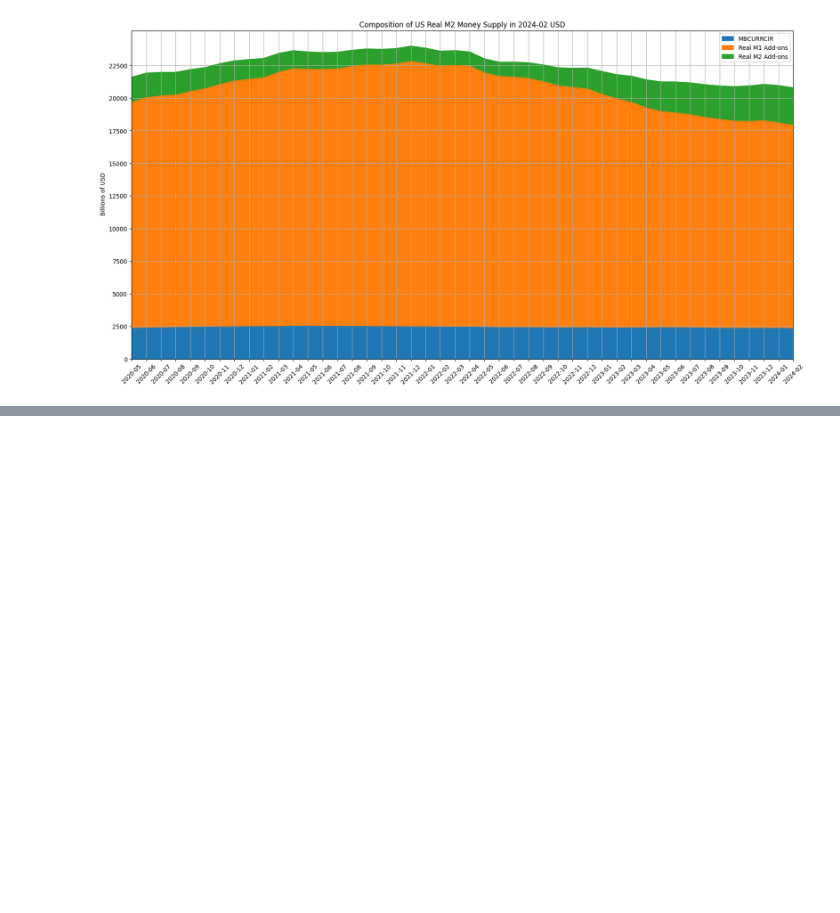
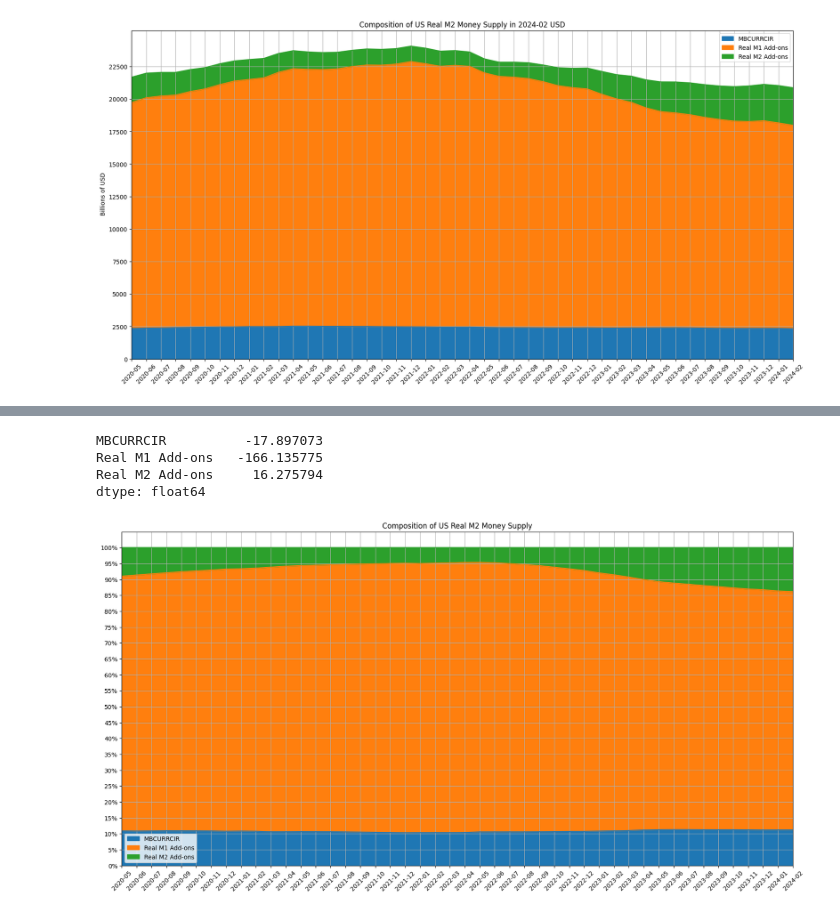
Before and after one commit to KidQuant/PersonalProject, a Jupyter notebook: datascience/economics/money_supply.ipynb, the cells around one changed output, grey strips where cells are left out. Cells and saved outputs as stored; diff of their text form; code cells hidden in the pictures; blank space fills up the shorter version.

```diff
--- a/datascience/economics/money_supply.ipynb
+++ b/datascience/economics/money_supply.ipynb
@@ -170,0 +171,21 @@ Real M2 money supply shrank by  -167.13bn since 2024-01 to 20787.60bn
+# %%
+m2real_components.iloc[-1,:] - m2real_components.iloc[-2,:]
+# %% [output]
+MBCURRCIR          -17.897073
+Real M1 Add-ons   -166.135775
+Real M2 Add-ons     16.275794
+dtype: float64
+# %%
+# Converting to percentages by dividing by total M2 Money Supply.
+# Dividing by the total M2 Money Supply
+m2real_components_pct = m2real_components.divide(m2real_total, axis=0)
+m2real_components_pct *= 100
+
+ax = m2real_components_pct.plot.area(figsize=(20,10), grid=True, title=REALM2_COMPOSITION_TITLE,
+                                     xticks=m2real_components_pct.index, xlabel='', rot=45,
+                                     yticks=np.arange(0, 101, 5))
+
+ax.yaxis.set_major_formatter(mtick.PercentFormatter())
+_ = ax.set_xticklabels(list(map('{:%Y-%m}'.format, m2_components_pct.index)))
+# %% [output]
+[figure, added]
```
Also changed, not shown: parts of 18 cells of this notebook, 12 other files.
